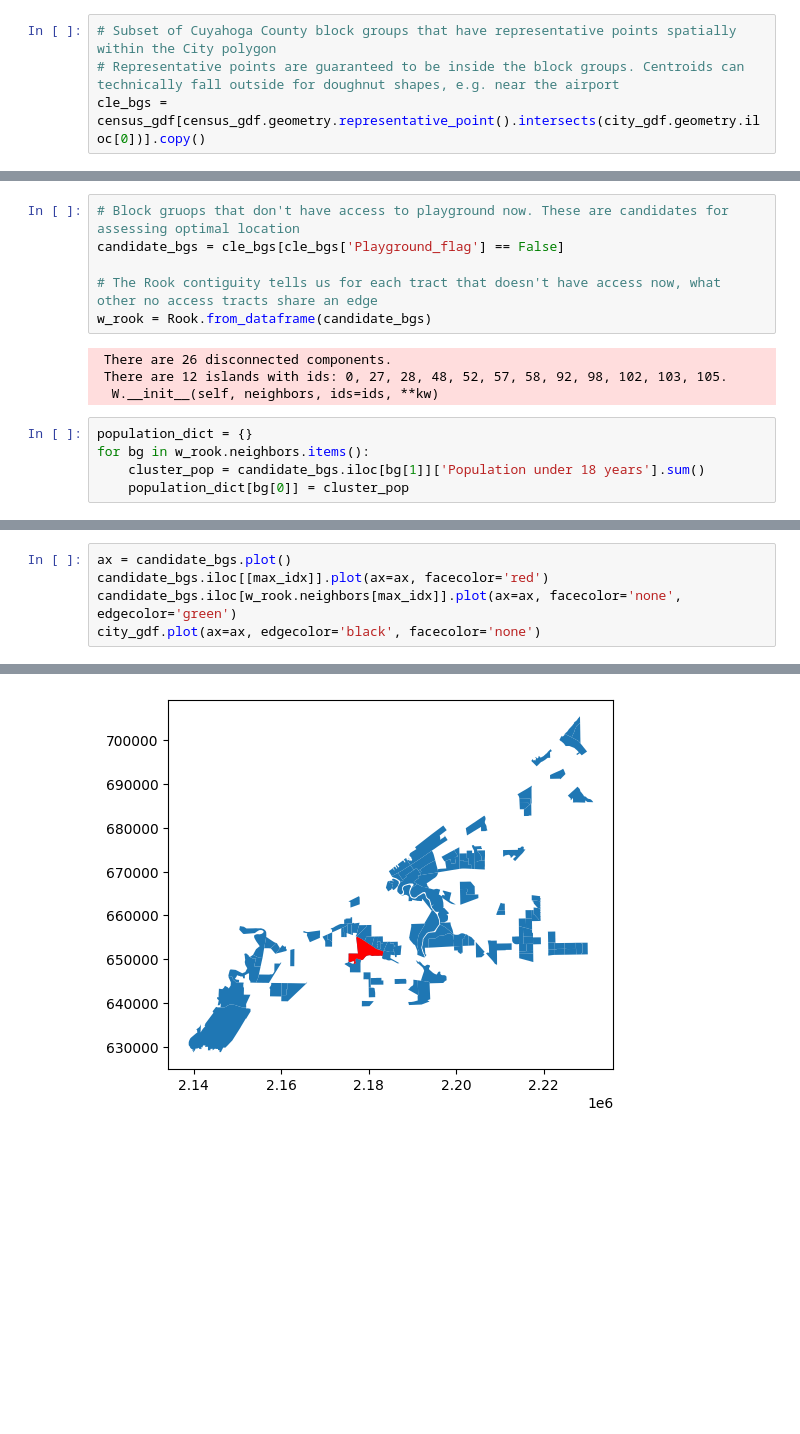
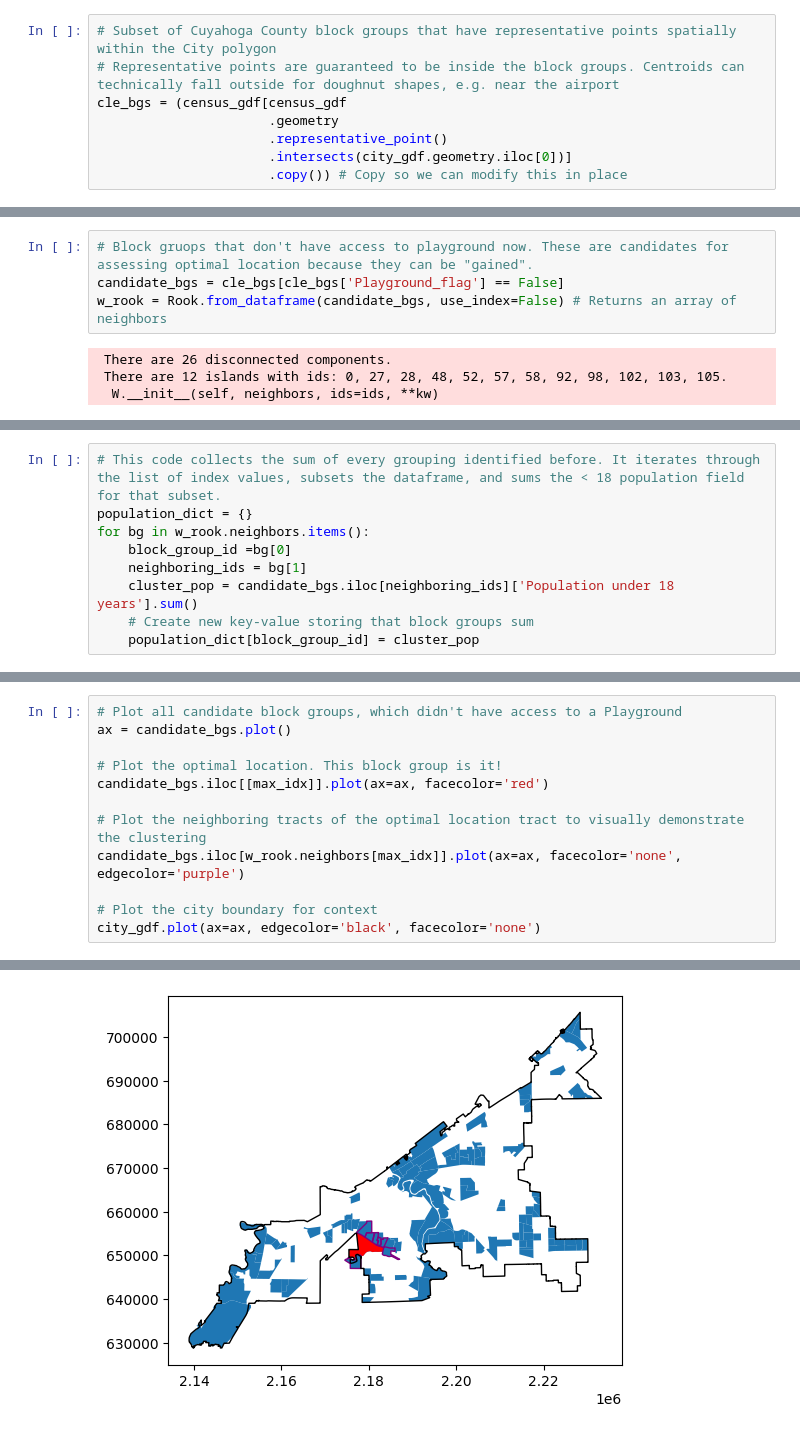
Before and after one commit to City-of-Cleveland/open-data-examples, a Jupyter notebook: 03-Recreation access across Cleveland.ipynb, the cells around one changed output, grey strips where cells are left out. Cells and saved outputs as stored; diff of their text form; blank space fills up the shorter version.

```diff
--- a/03-Recreation access across Cleveland.ipynb
+++ b/03-Recreation access across Cleveland.ipynb
@@ -110,7 +131,11 @@ field_map
 # %%
 # Subset of Cuyahoga County block groups that have representative points spatially within the City polygon
 # Representative points are guaranteed to be inside the block groups. Centroids can technically fall outside for doughnut shapes, e.g. near the airport
-cle_bgs = census_gdf[census_gdf.geometry.representative_point().intersects(city_gdf.geometry.iloc[0])].copy()
+cle_bgs = (census_gdf[census_gdf
+                      .geometry
+                      .representative_point()
+                      .intersects(city_gdf.geometry.iloc[0])]
+                      .copy()) # Copy so we can modify this in place
 # %%
 # Let's check how we did. The blue block groups should all be inside our city Boundary
 fig, ax = plt.subplots()
@@ -225,15 +272,8 @@ from libpysal.weights import Queen, Rook, KNN
 # %%
-# Block gruops that don't have access to playground now. These are candidates for assessing optimal location
+# Block gruops that don't have access to playground now. These are candidates for assessing optimal location because they can be "gained".
 candidate_bgs = cle_bgs[cle_bgs['Playground_flag'] == False]
-
-# The Rook contiguity tells us for each tract that doesn't have access now, what other no access tracts share an edge
-w_rook = Rook.from_dataframe(candidate_bgs)
+w_rook = Rook.from_dataframe(candidate_bgs, use_index=False) # Returns an array of neighbors
 # %% [output]
  There are 26 disconnected components.
  There are 12 islands with ids: 0, 27, 28, 48, 52, 57, 58, 92, 98, 102, 103, 105.
   W.__init__(self, neighbors, ids=ids, **kw)
-# %%
-population_dict = {}
-for bg in w_rook.neighbors.items():
-    cluster_pop = candidate_bgs.iloc[bg[1]]['Population under 18 years'].sum()
-    population_dict[bg[0]] = cluster_pop
@@ -241,0 +280,9 @@ max_idx = max(population_dict, key=population_dict.get)
+# %%
+# This code collects the sum of every grouping identified before. It iterates through the list of index values, subsets the dataframe, and sums the < 18 population field for that subset.
+population_dict = {}
+for bg in w_rook.neighbors.items():
+    block_group_id =bg[0]
+    neighboring_ids = bg[1]
+    cluster_pop = candidate_bgs.iloc[neighboring_ids]['Population under 18 years'].sum()
+    # Create new key-value storing that block groups sum
+    population_dict[block_group_id] = cluster_pop
@@ -242,6 +292,13 @@ max_idx = max(population_dict, key=population_dict.get)
 # %%
+# Plot all candidate block groups, which didn't have access to a Playground
 ax = candidate_bgs.plot()
+
+# Plot the optimal location. This block group is it!
 candidate_bgs.iloc[[max_idx]].plot(ax=ax, facecolor='red')
-candidate_bgs.iloc[w_rook.neighbors[max_idx]].plot(ax=ax, facecolor='none', edgecolor='green')
+
+# Plot the neighboring tracts of the optimal location tract to visually demonstrate the clustering
+candidate_bgs.iloc[w_rook.neighbors[max_idx]].plot(ax=ax, facecolor='none', edgecolor='purple')
+
+# Plot the city boundary for context
 city_gdf.plot(ax=ax, edgecolor='black', facecolor='none')
 # %% [output]
@@ -249 +306 @@ TypeError: 'MultiPolygon' object is not callable
-[figure, old version]
+[figure, new version]
```
Also changed, not shown: parts of 17 cells of this notebook.
